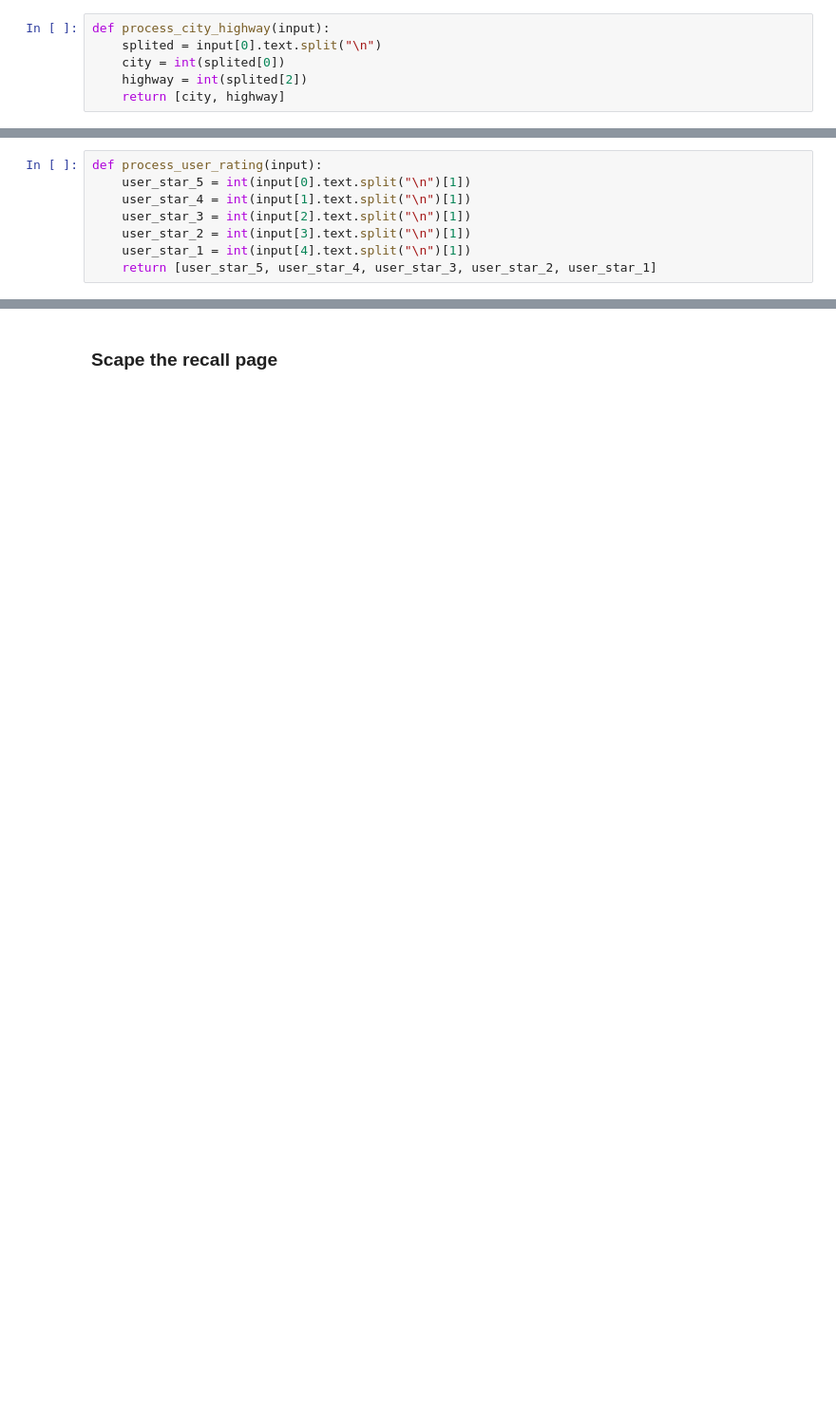
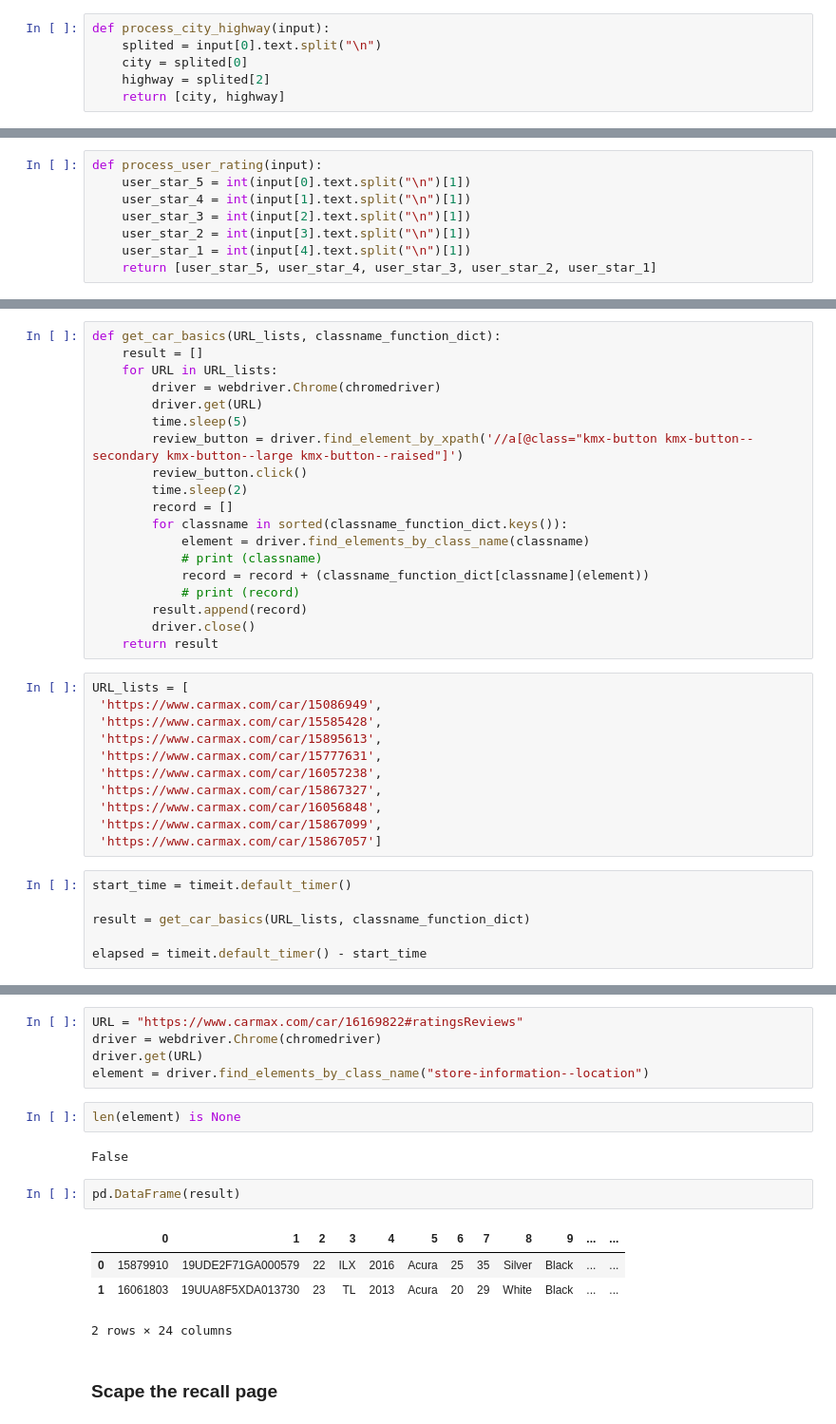
Before and after one commit to leomaxx/metiswork, a Jupyter notebook: project/project2_luther/scrape_carmax_qing0001.ipynb, the cells around one changed output, grey strips where cells are left out. Shown: that part at 95% size. Cells and saved outputs as stored; diff of their text form; blank space fills up the shorter version.

```diff
--- a/project/project2_luther/scrape_carmax_qing0001.ipynb
+++ b/project/project2_luther/scrape_carmax_qing0001.ipynb
@@ -145,8 +117,8 @@ def process_stock_vin(input):
 # %%
 def process_city_highway(input):
     splited = input[0].text.split("\n")
-    city = int(splited[0])
-    highway = int(splited[2])
+    city = splited[0]
+    highway = splited[2]
     return [city, highway]
 # %%
 def process_base_spec(input):
@@ -267,0 +156,36 @@ result["price-mileage--value"][2].text
+# %%
+def get_car_basics(URL_lists, classname_function_dict):
+    result = []
+    for URL in URL_lists:
+        driver = webdriver.Chrome(chromedriver)
+        driver.get(URL)
+        time.sleep(5)
+        review_button = driver.find_element_by_xpath('//a[@class="kmx-button kmx-button--secondary kmx-button--large kmx-button--raised"]')
+        review_button.click()
+        time.sleep(2)
+        record = []
+        for classname in sorted(classname_function_dict.keys()):
+            element = driver.find_elements_by_class_name(classname)
+            # print (classname)
+            record = record + (classname_function_dict[classname](element))
+            # print (record)
+        result.append(record)
+        driver.close()
+    return result
+# %%
+URL_lists = [
+ 'https://www.carmax.com/car/15086949',
+ 'https://www.carmax.com/car/15585428',
+ 'https://www.carmax.com/car/15895613',
+ 'https://www.carmax.com/car/15777631',
+ 'https://www.carmax.com/car/16057238',
+ 'https://www.carmax.com/car/15867327',
+ 'https://www.carmax.com/car/16056848',
+ 'https://www.carmax.com/car/15867099',
+ 'https://www.carmax.com/car/15867057']
+# %%
+start_time = timeit.default_timer()
+
+result = get_car_basics(URL_lists, classname_function_dict)
+
+elapsed = timeit.default_timer() - start_time
@@ -268,2 +214,18 @@ result["price-mileage--value"][2].text
+# %%
+URL = "https://www.carmax.com/car/16169822#ratingsReviews"
+driver = webdriver.Chrome(chromedriver)
+driver.get(URL)
+element = driver.find_elements_by_class_name("store-information--location")
+# %%
+len(element) is None
+# %% [output]
+False
+# %%
+pd.DataFrame(result)
+# %% [output]
+|  | 0 | 1 | 2 | 3 | 4 | 5 | 6 | 7 | 8 | 9 | ... | ... |
+| 0 | 15879910 | 19UDE2F71GA000579 | 22 | ILX | 2016 | Acura | 25 | 35 | Silver | Black | ... | ... |
+| 1 | 16061803 | 19UUA8F5XDA013730 | 23 | TL | 2013 | Acura | 20 | 29 | White | Black | ... | ... |
+2 rows × 24 columns
 # %% [markdown]
 ### Scape the recall page
```
Also changed, not shown: parts of 55 cells of this notebook, 28 other files.
